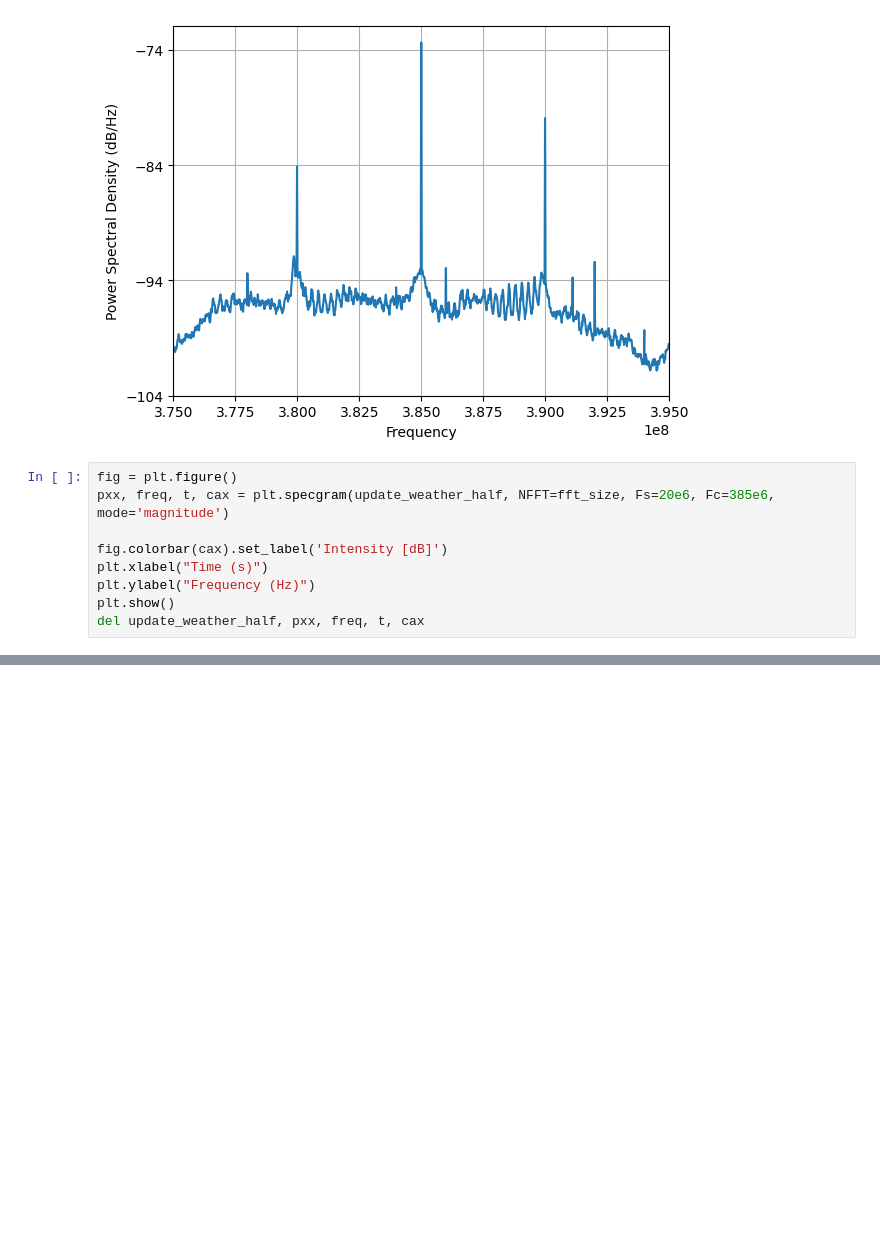
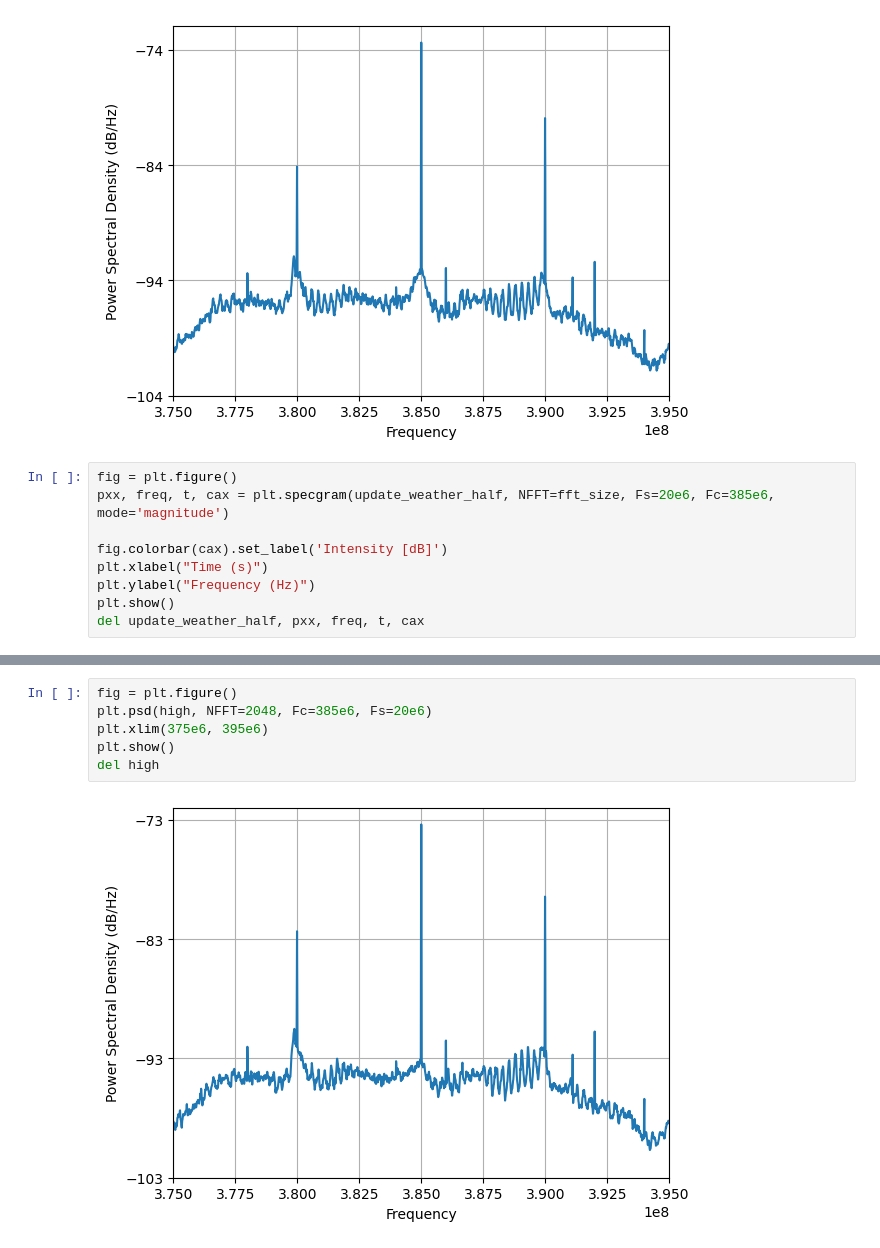
Before and after one commit to Rasika666/master_reseach, a Jupyter notebook: analysis/h1/representations/data_representation.ipynb, the cells around one changed output, grey strips where cells are left out. Saved outputs shown, nothing was run; the diff lists cells and outputs as text; blank space fills up the shorter version.

```diff
--- a/analysis/h1/representations/data_representation.ipynb
+++ b/analysis/h1/representations/data_representation.ipynb
@@ -215,0 +249,8 @@ del update_weather_half, pxx, freq, t, cax
+# %%
+fig = plt.figure()
+plt.psd(high, NFFT=2048, Fc=385e6, Fs=20e6)
+plt.xlim(375e6, 395e6)
+plt.show()
+del high
+# %% [output]
+[figure, added]
```
Also changed, not shown: parts of 6 cells of this notebook, 1 other file.
